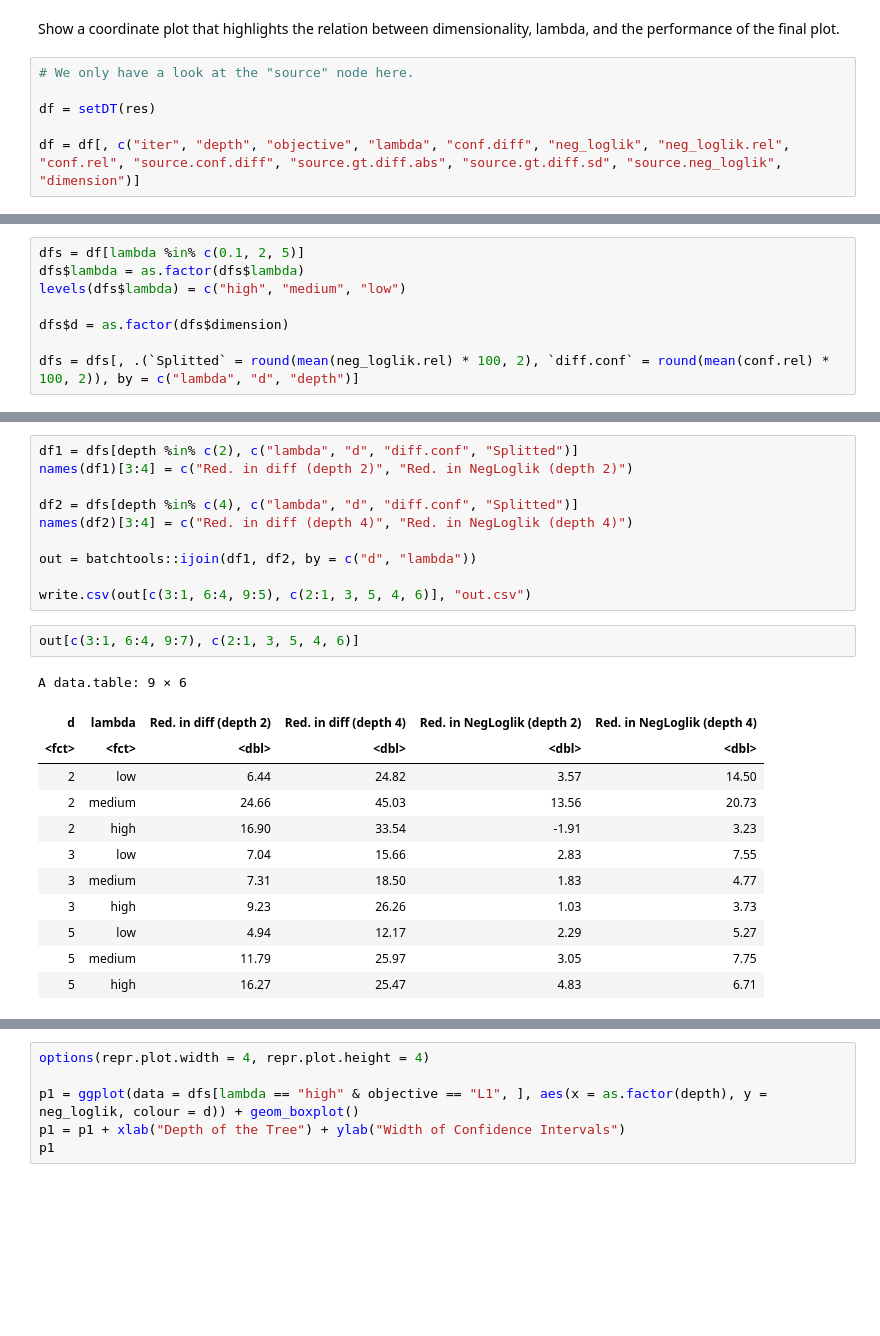
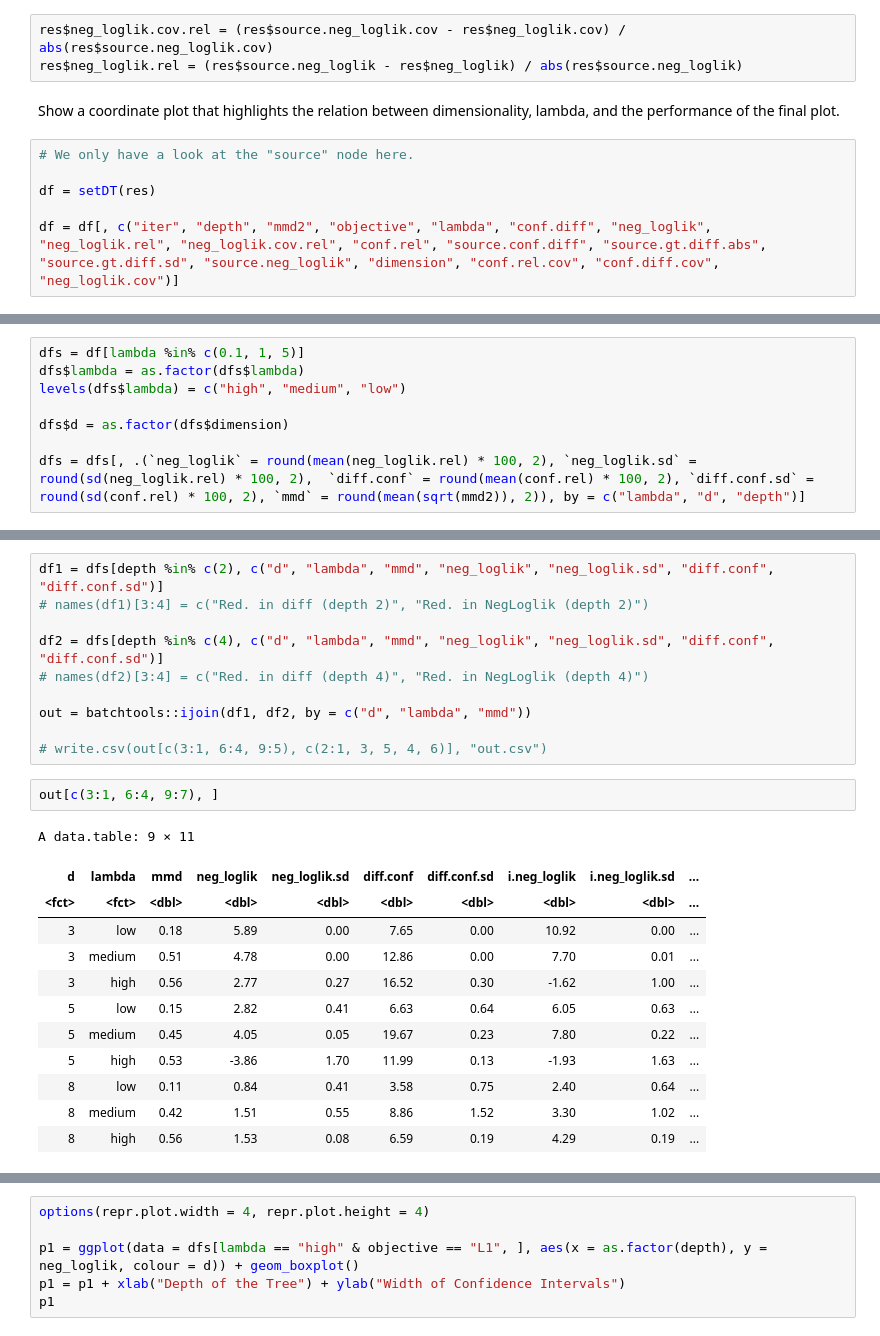
Before and after one commit to slds-lmu/paper_2021_xautoml, a Jupyter notebook: notebooks/Untitled.ipynb, the cells around one changed output, grey strips where cells are left out. Drawn from its saved outputs; the diff is of its cells as text; blank space fills up the shorter version.

```diff
--- a/notebooks/Untitled.ipynb
+++ b/notebooks/Untitled.ipynb
@@ -61,3 +39,6 @@ names(res)
+# %%
+res$neg_loglik.cov.rel = (res$source.neg_loglik.cov - res$neg_loglik.cov) / abs(res$source.neg_loglik.cov)
+res$neg_loglik.rel = (res$source.neg_loglik - res$neg_loglik) / abs(res$source.neg_loglik)
 # %% [markdown]
 Show a coordinate plot that highlights the relation between dimensionality, lambda, and the performance of the final plot.
 # %%
@@ -65,4 +46,4 @@ Show a coordinate plot that highlights the relation between dimensionality, lamb
 
 df = setDT(res)
 
-df = df[, c("iter", "depth", "objective", "lambda", "conf.diff", "neg_loglik", "neg_loglik.rel", "conf.rel", "source.conf.diff", "source.gt.diff.abs", "source.gt.diff.sd", "source.neg_loglik", "dimension")]
+df = df[, c("iter", "depth", "mmd2", "objective", "lambda", "conf.diff", "neg_loglik", "neg_loglik.rel", "neg_loglik.cov.rel", "conf.rel", "source.conf.diff", "source.gt.diff.abs", "source.gt.diff.sd", "source.neg_loglik", "dimension", "conf.rel.cov", "conf.diff.cov", "neg_loglik.cov")]
@@ -69,11 +55,11 @@ df = df[, c("iter", "depth", "objective", "lambda", "conf.diff", "neg_loglik", "
 # %%
-dfs = df[lambda %in% c(0.1, 2, 5)]
+dfs = df[lambda %in% c(0.1, 1, 5)]
 dfs$lambda = as.factor(dfs$lambda)
 levels(dfs$lambda) = c("high", "medium", "low")
 
 dfs$d = as.factor(dfs$dimension)
 
-dfs = dfs[, .(`Splitted` = round(mean(neg_loglik.rel) * 100, 2), `diff.conf` = round(mean(conf.rel) * 100, 2)), by = c("lambda", "d", "depth")]
+dfs = dfs[, .(`neg_loglik` = round(mean(neg_loglik.rel) * 100, 2), `neg_loglik.sd` = round(sd(neg_loglik.rel) * 100, 2),  `diff.conf` = round(mean(conf.rel) * 100, 2), `diff.conf.sd` = round(sd(conf.rel) * 100, 2), `mmd` = round(mean(sqrt(mmd2)), 2)), by = c("lambda", "d", "depth")]
 # %%
 names(dfs)
 # %% [output]
@@ -81,25 +68,25 @@ names(dfs)
 # %%
-df1 = dfs[depth %in% c(2), c("lambda", "d", "diff.conf", "Splitted")]
-names(df1)[3:4] = c("Red. in diff (depth 2)", "Red. in NegLoglik (depth 2)")
+df1 = dfs[depth %in% c(2), c("d", "lambda", "mmd", "neg_loglik", "neg_loglik.sd", "diff.conf", "diff.conf.sd")]
+# names(df1)[3:4] = c("Red. in diff (depth 2)", "Red. in NegLoglik (depth 2)")
 
-df2 = dfs[depth %in% c(4), c("lambda", "d", "diff.conf", "Splitted")]
-names(df2)[3:4] = c("Red. in diff (depth 4)", "Red. in NegLoglik (depth 4)")
+df2 = dfs[depth %in% c(4), c("d", "lambda", "mmd", "neg_loglik", "neg_loglik.sd", "diff.conf", "diff.conf.sd")]
+# names(df2)[3:4] = c("Red. in diff (depth 4)", "Red. in NegLoglik (depth 4)")
 
-out = batchtools::ijoin(df1, df2, by = c("d", "lambda"))
+out = batchtools::ijoin(df1, df2, by = c("d", "lambda", "mmd"))
 
-write.csv(out[c(3:1, 6:4, 9:5), c(2:1, 3, 5, 4, 6)], "out.csv")
+# write.csv(out[c(3:1, 6:4, 9:5), c(2:1, 3, 5, 4, 6)], "out.csv")
 # %%
-out[c(3:1, 6:4, 9:7), c(2:1, 3, 5, 4, 6)]
+out[c(3:1, 6:4, 9:7), ]
 # %% [output]
-A data.table: 9 × 6
+A data.table: 9 × 11
-| d | lambda | Red. in diff (depth 2) | Red. in diff (depth 4) | Red. in NegLoglik (depth 2) | Red. in NegLoglik (depth 4) |
-| <fct> | <fct> | <dbl> | <dbl> | <dbl> | <dbl> |
-| 2 | low | 6.44 | 24.82 | 3.57 | 14.50 |
-| 2 | medium | 24.66 | 45.03 | 13.56 | 20.73 |
-| 2 | high | 16.90 | 33.54 | -1.91 | 3.23 |
-| 3 | low | 7.04 | 15.66 | 2.83 | 7.55 |
-| 3 | medium | 7.31 | 18.50 | 1.83 | 4.77 |
-| 3 | high | 9.23 | 26.26 | 1.03 | 3.73 |
-| 5 | low | 4.94 | 12.17 | 2.29 | 5.27 |
-| 5 | medium | 11.79 | 25.97 | 3.05 | 7.75 |
-| 5 | high | 16.27 | 25.47 | 4.83 | 6.71 |
+| d | lambda | mmd | neg_loglik | neg_loglik.sd | diff.conf | diff.conf.sd | i.neg_loglik | i.neg_loglik.sd | ... |
+| <fct> | <fct> | <dbl> | <dbl> | <dbl> | <dbl> | <dbl> | <dbl> | <dbl> | ... |
+| 3 | low | 0.18 | 5.89 | 0.00 | 7.65 | 0.00 | 10.92 | 0.00 | ... |
+| 3 | medium | 0.51 | 4.78 | 0.00 | 12.86 | 0.00 | 7.70 | 0.01 | ... |
+| 3 | high | 0.56 | 2.77 | 0.27 | 16.52 | 0.30 | -1.62 | 1.00 | ... |
+| 5 | low | 0.15 | 2.82 | 0.41 | 6.63 | 0.64 | 6.05 | 0.63 | ... |
+| 5 | medium | 0.45 | 4.05 | 0.05 | 19.67 | 0.23 | 7.80 | 0.22 | ... |
+| 5 | high | 0.53 | -3.86 | 1.70 | 11.99 | 0.13 | -1.93 | 1.63 | ... |
+| 8 | low | 0.11 | 0.84 | 0.41 | 3.58 | 0.75 | 2.40 | 0.64 | ... |
+| 8 | medium | 0.42 | 1.51 | 0.55 | 8.86 | 1.52 | 3.30 | 1.02 | ... |
+| 8 | high | 0.56 | 1.53 | 0.08 | 6.59 | 0.19 | 4.29 | 0.19 | ... |
```
Also changed, not shown: parts of 22 cells of this notebook, 4 other files.
